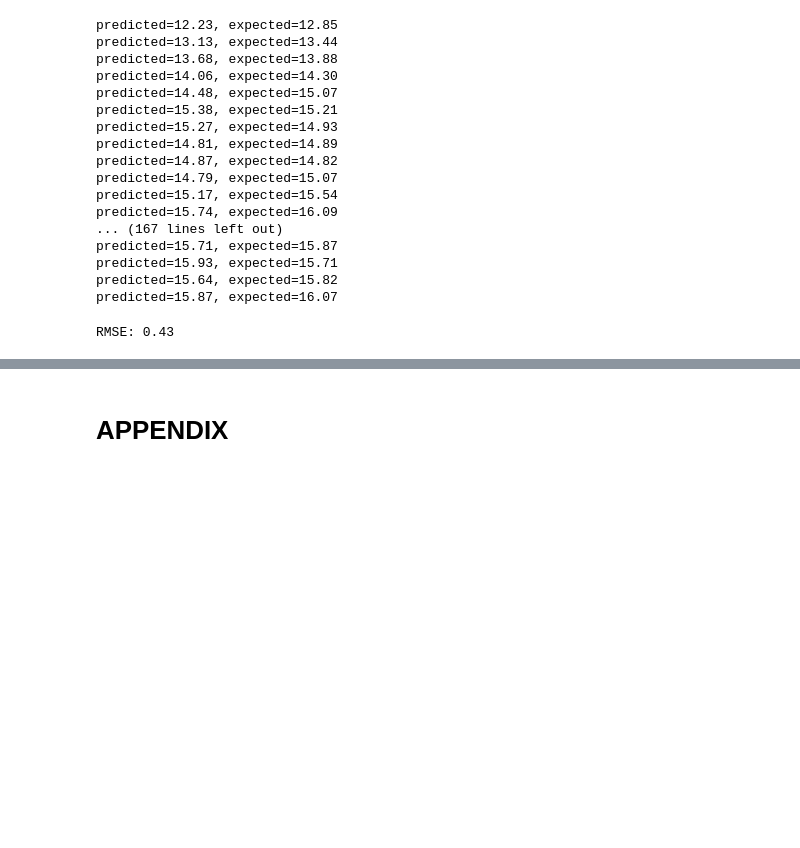
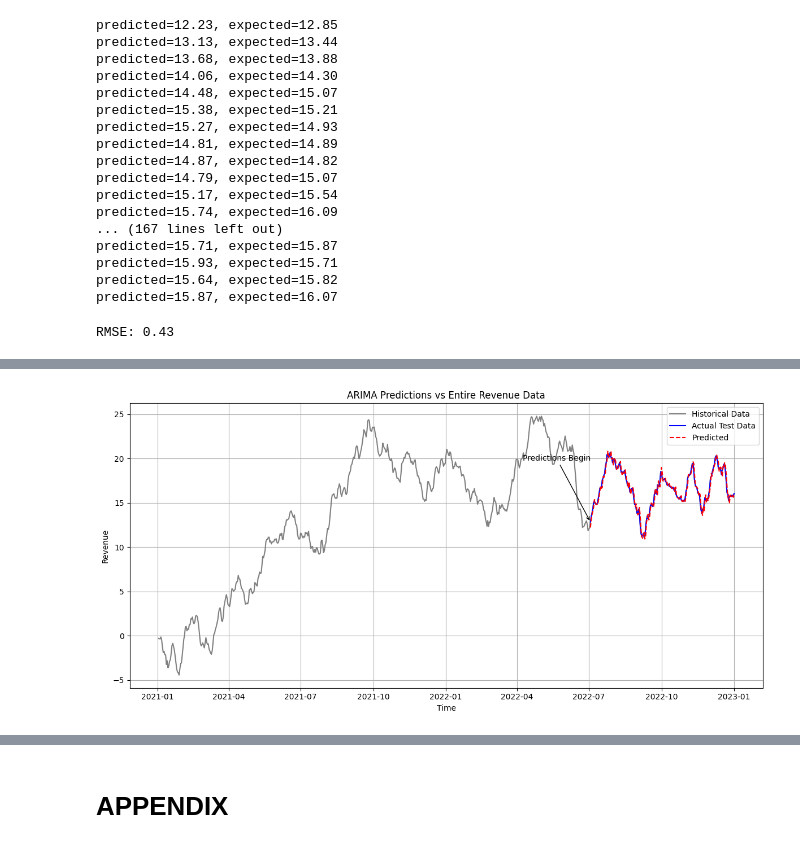
Before and after one commit to colemalphrus/D213, a Jupyter notebook: d213_1.ipynb, the cells around one changed output, grey strips where cells are left out. Drawn from its saved outputs; the diff is of its cells as text; code cells hidden in the pictures; blank space fills up the shorter version.

Commit message:
Part 5 Start

```diff
--- a/d213_1.ipynb
+++ b/d213_1.ipynb
@@ -376,0 +381,25 @@ plt.grid(True)
+# %%
+# Plat historic and predicted data
+plt.figure(figsize=(12, 6))
+
+# Plot data
+plt.plot(df.index, df['Revenue'], label='Historical Data', color='gray')
+plt.plot(test_df.index, test_df['Revenue'], label='Actual Test Data', color='blue')
+plt.plot(test_df.index, predictions, label='Predicted', color='red', linestyle='--')
+
+plt.title('ARIMA Predictions vs Entire Revenue Data')
+plt.xlabel('Time')
+plt.ylabel('Revenue')
+plt.legend()
+plt.grid(True)
+
+# Annotate prediction Start
+plt.annotate('Predictions Begin', xy=(test_df.index[0], test_df['Revenue'].iloc[0]),
+             xytext=(test_df.index[0], df['Revenue'].max() - 5), # Adjust this to position the text
+             arrowprops=dict(facecolor='black', arrowstyle='->'),
+             horizontalalignment='right')
+
+plt.tight_layout()
+plt.show()
+# %% [output]
+[figure, added]
```
Also changed, not shown: parts of 8 cells of this notebook.
